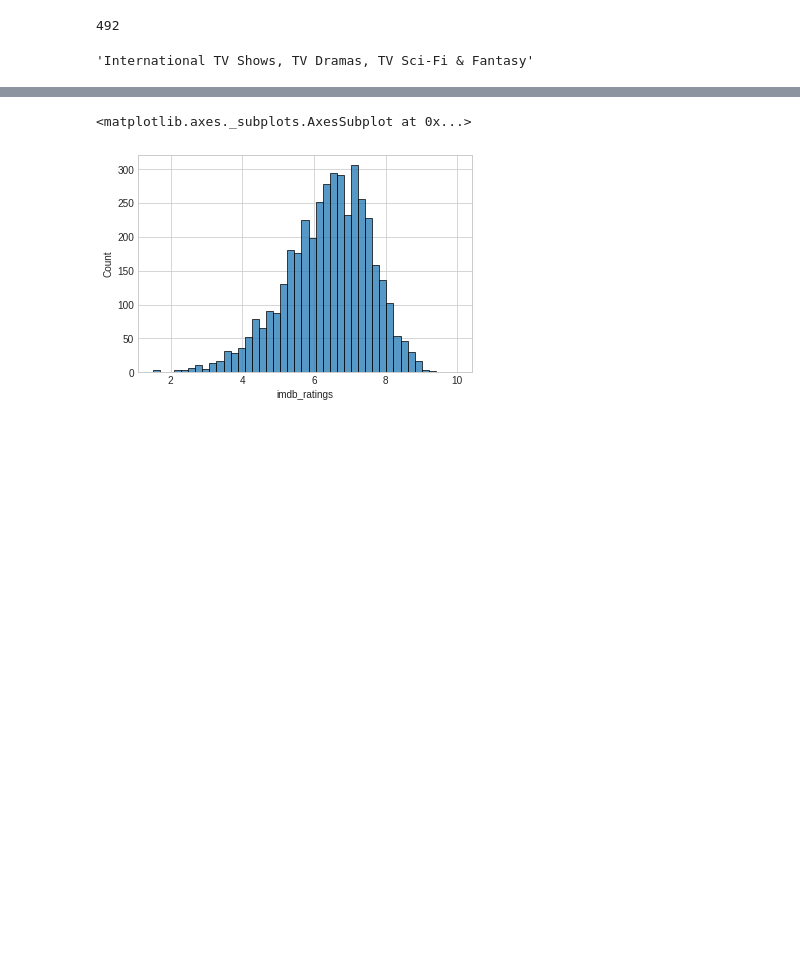
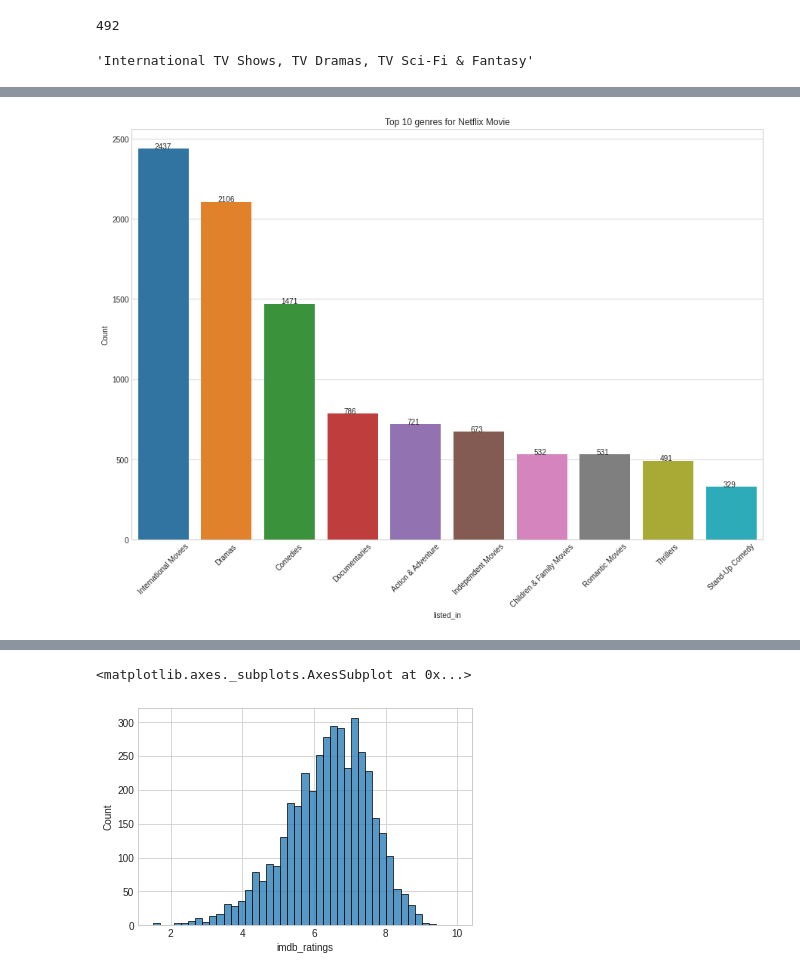
Before and after one commit to palash-21/Netflix-Movies-And-TV-Shows-Clustering, a Jupyter notebook: NETFLIX_MOVIES_AND_TV_SHOWS_CLUSTERING.ipynb, the cells around one changed output, grey strips where cells are left out. Drawn from its saved outputs; the diff is of its cells as text; code cells hidden in the pictures; blank space fills up the shorter version.

Commit message:
Integrating with IMDB dataset

```diff
--- a/NETFLIX_MOVIES_AND_TV_SHOWS_CLUSTERING.ipynb
+++ b/NETFLIX_MOVIES_AND_TV_SHOWS_CLUSTERING.ipynb
@@ -184,0 +344,3 @@ memory usage: 730.2+ KB
+# %%
+df.drop(columns=['originalTitle','startYear'],inplace=True)
+df.head()
@@ -184,0 +354,3 @@ memory usage: 730.2+ KB
+# %%
+df.rename(columns={'averageRating':'imdb_ratings'},inplace=True)
+df.info()
@@ -259,12 +504,3 @@ netflix_df['listed_in'].nunique()
 netflix_df['listed_in'][0]
 # %% [output]
 'International TV Shows, TV Dramas, TV Sci-Fi & Fantasy'
-# %%
-# Converting the values from str to list of genres
-genre_list = []
-for genres in netflix_df['listed_in']:
-  row_list = str(genres).strip().split(', ')
-  genre_list.append(row_list)
-netflix_df['genres_list']=genre_list
-netflix_df.drop(columns=['listed_in'],inplace=True)
-netflix_df.head()
@@ -412,0 +507,4 @@ count of tv/movie,
+# %%
+#Top 10 genre for Movies
+top_10_movie_genres_count = GetTopN('Movie','listed_in',10,netflix_df)
+top_10_movie_genres_count
@@ -412,0 +523,5 @@ count of tv/movie,
+# %%
+# Plot for Top 10 genre for Movies
+PlotTopN('Movie','listed_in',10,top_10_movie_genres_count,'genres')
+# %% [output]
+[figure, added]
```
Also changed, not shown: parts of 68 cells of this notebook.
